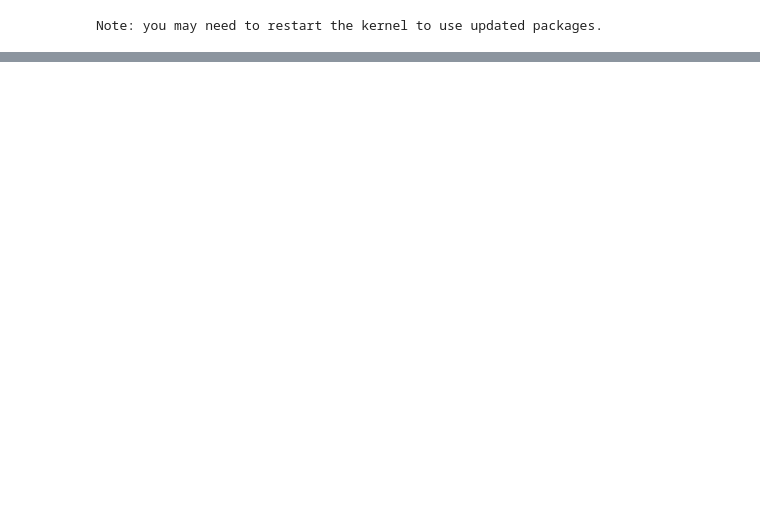
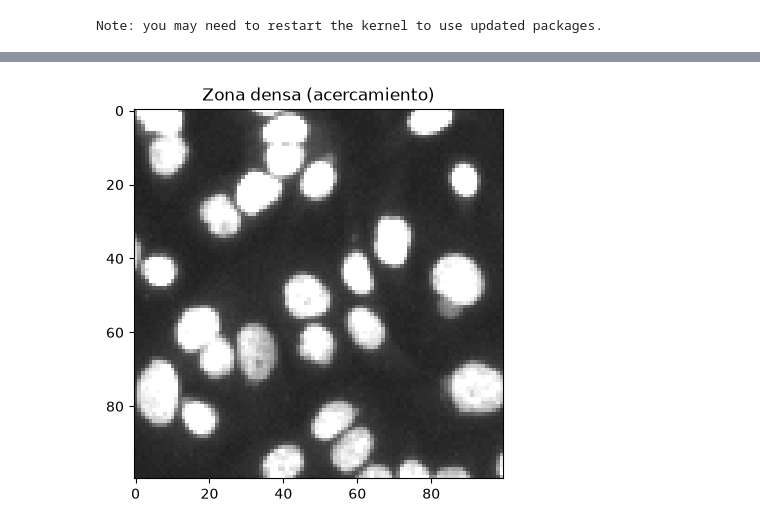
Before and after one commit to devomh/comp3005-2026, a Jupyter notebook: u03_scientific_computing/l24_lab_scientific_images.ipynb, the cells around one changed output, grey strips where cells are left out. Drawn from its saved outputs; the diff is of its cells as text; code cells hidden in the pictures; blank space fills up the shorter version.

```diff
--- a/u03_scientific_computing/l24_lab_scientific_images.ipynb
+++ b/u03_scientific_computing/l24_lab_scientific_images.ipynb
@@ -258,0 +117,10 @@ Al ejecutarlo imprime `numero de picos: 4`. Es la misma técnica del gel: la fun
+# %%
+nuc_img = Image.open('imagenes/l24_nucleos.tif')
+nuc = np.array(nuc_img)
+print("formato:", nuc_img.format, "| modo:", nuc_img.mode, "| shape:", nuc.shape, "| dtype:", nuc.dtype)
+print("minimo:", nuc.min(), "| maximo:", nuc.max(), "| promedio:", round(float(nuc.mean()), 2))
+print("pixeles con intensidad <= 20:", round(float((nuc <= 20).mean()) * 100, 1), "%")
+
+plt.imshow(nuc, cmap='gray', vmin=0, vmax=255)
+plt.title('Nucleos (fluorescencia)')
+plt.show()
@@ -258,0 +215,11 @@ Al ejecutarlo imprime `numero de picos: 4`. Es la misma técnica del gel: la fun
+# %%
+brillante = np.clip(nuc.astype(int) * 4, 0, 255).astype(np.uint8)   # contraste x4
+claro = np.clip(nuc.astype(int) + 60, 0, 255).astype(np.uint8)      # +60 a todo
+
+print("promedio original:", round(float(nuc.mean()), 2), "| x4:", round(float(brillante.mean()), 2))
+print("misma mascara con x4 y umbral 4*38?:", np.array_equal(brillante > 4 * umbral_nuc, mascara_nuc))
+print("misma mascara con +60 y umbral 38+60?:", np.array_equal(claro > umbral_nuc + 60, mascara_nuc))
+
+plt.imshow(brillante, cmap='gray', vmin=0, vmax=255)
+plt.title('Nucleos con contraste x4')
+plt.show()
@@ -258,0 +241,7 @@ Al ejecutarlo imprime `numero de picos: 4`. Es la misma técnica del gel: la fun
+# %%
+zona = brillante[320:420, 180:280]     # filas 320-419, columnas 180-279
+plt.imshow(zona, cmap='gray', vmin=0, vmax=255)
+plt.title('Zona densa (acercamiento)')
+plt.show()
+# %% [output]
+[figure, added]
```
Also changed, not shown: parts of 85 cells of this notebook, 8 other files.
